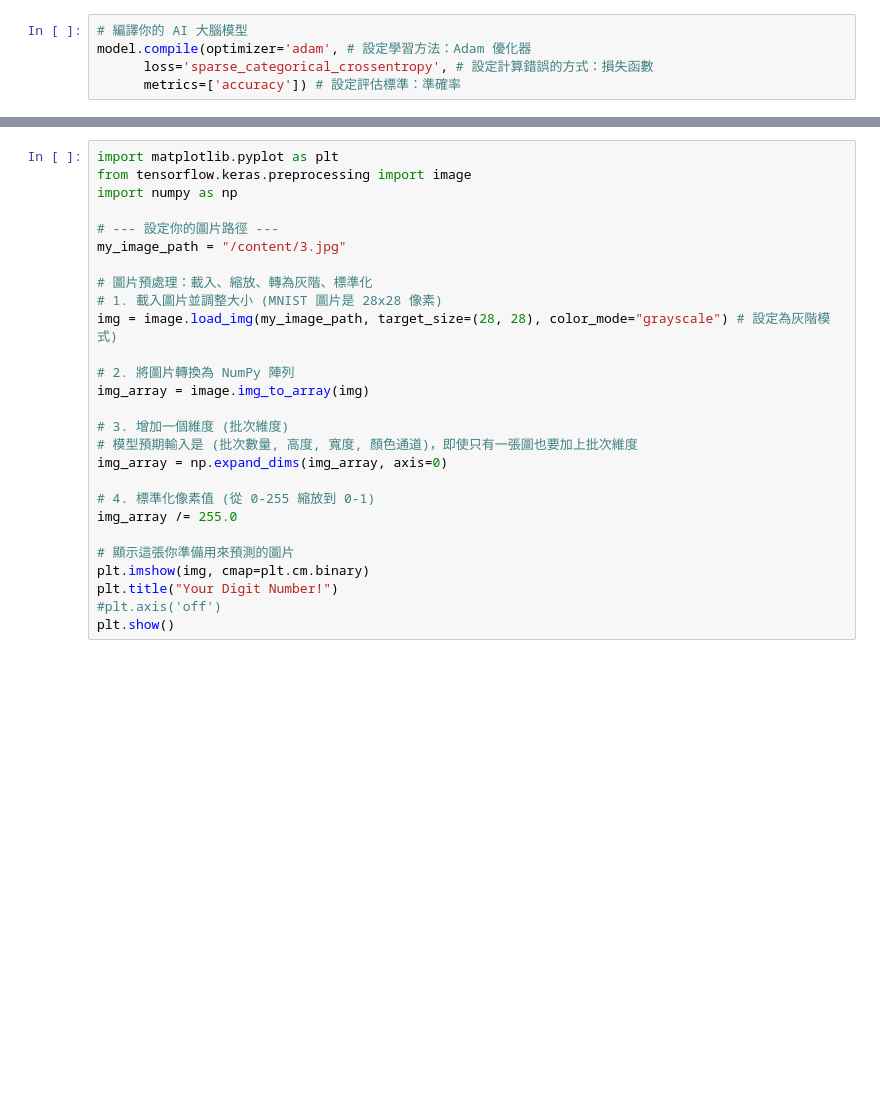
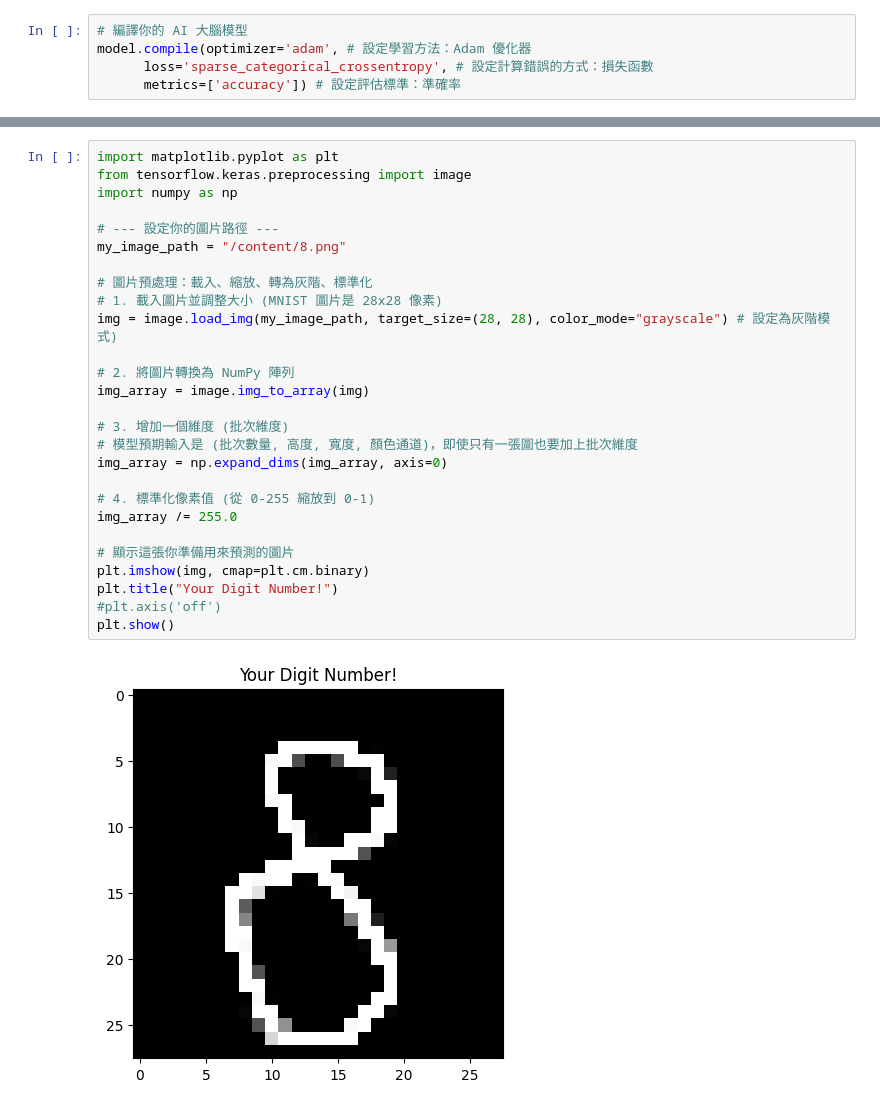
Before and after one commit to chris20834/AI-Summer-Camp, a Jupyter notebook: CNN_ImgaeClassification.ipynb, the cells around one changed output, grey strips where cells are left out. Drawn from its saved outputs; the diff is of its cells as text; blank space fills up the shorter version.

```diff
--- a/CNN_ImgaeClassification.ipynb
+++ b/CNN_ImgaeClassification.ipynb
@@ -64,30 +138,32 @@ print("測試資料集上的準確率 (Test Accuracy):", test_acc)
 # %%
 import matplotlib.pyplot as plt
 from tensorflow.keras.preprocessing import image
 import numpy as np
 
 # --- 設定你的圖片路徑 ---
-my_image_path = "/content/3.jpg"
+my_image_path = "/content/8.png"
 
 # 圖片預處理：載入、縮放、轉為灰階、標準化
 # 1. 載入圖片並調整大小 (MNIST 圖片是 28x28 像素)
 img = image.load_img(my_image_path, target_size=(28, 28), color_mode="grayscale") # 設定為灰階模式)
 
 # 2. 將圖片轉換為 NumPy 陣列
 img_array = image.img_to_array(img)
 
 # 3. 增加一個維度 (批次維度)
 # 模型預期輸入是 (批次數量, 高度, 寬度, 顏色通道)，即使只有一張圖也要加上批次維度
 img_array = np.expand_dims(img_array, axis=0)
 
 # 4. 標準化像素值 (從 0-255 縮放到 0-1)
 img_array /= 255.0
 
 # 顯示這張你準備用來預測的圖片
 plt.imshow(img, cmap=plt.cm.binary)
 plt.title("Your Digit Number!")
 #plt.axis('off')
 plt.show()
+# %% [output]
+[figure, added]
 # %%
 # 讓 AI 模型進行預測
 # model.predict() 會輸出每個類別 (0-9) 的機率
```
Also changed, not shown: parts of 10 cells of this notebook.
